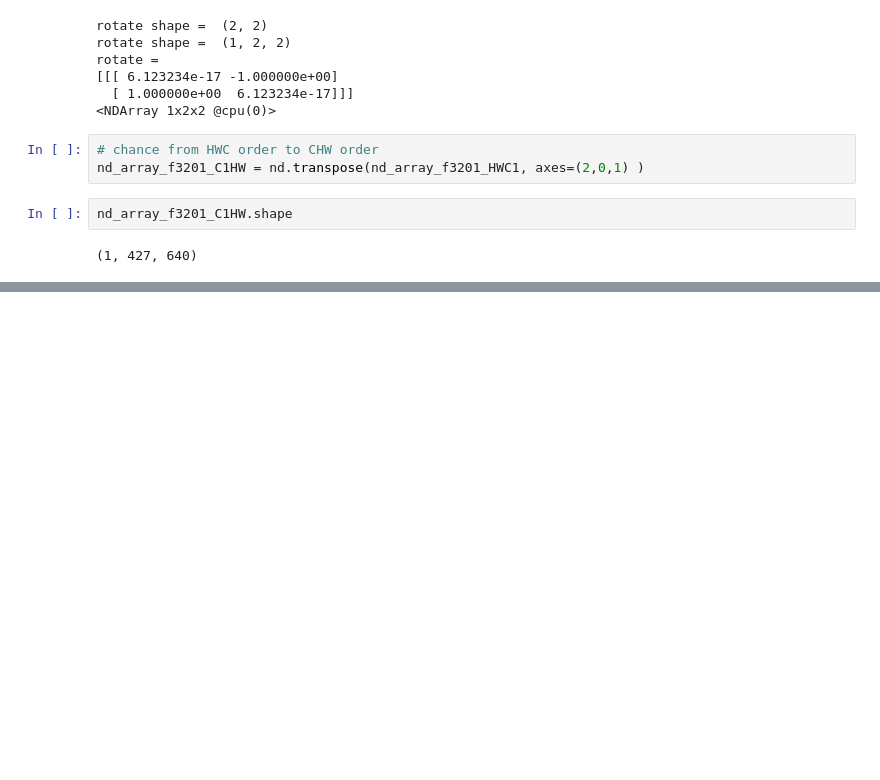
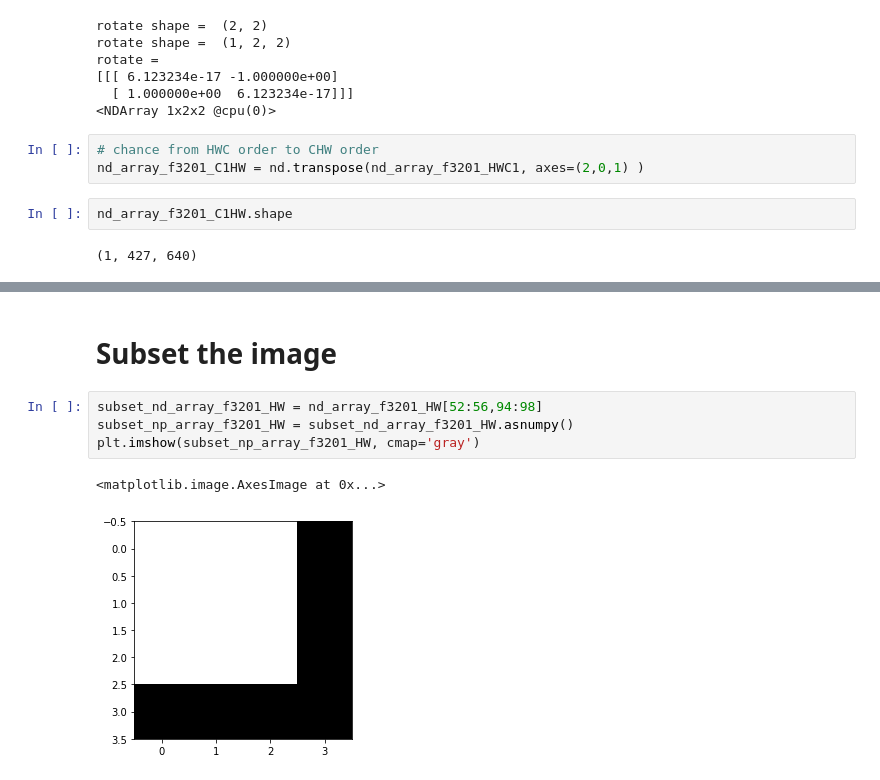
Before and after one commit to rtp-aws/devpost_aws_disaster_response, a Jupyter notebook: python/gray_rotate_two.ipynb, the cells around one changed output, grey strips where cells are left out. Saved outputs shown, nothing was run; the diff lists cells and outputs as text; blank space fills up the shorter version.

```diff
--- a/python/gray_rotate_two.ipynb
+++ b/python/gray_rotate_two.ipynb
@@ -142,0 +166,9 @@ MXNetError: Check failed: l == 1 || r == 1: operands could not be broadcast toge
+# %% [markdown]
+# Subset the image
+# %%
+subset_nd_array_f3201_HW = nd_array_f3201_HW[52:56,94:98]
+subset_np_array_f3201_HW = subset_nd_array_f3201_HW.asnumpy()
+plt.imshow(subset_np_array_f3201_HW, cmap='gray')
+# %% [output]
+<matplotlib.image.AxesImage at 0x...>
+[figure, added]
```
Also changed, not shown: parts of 11 cells of this notebook, 2 other files.
